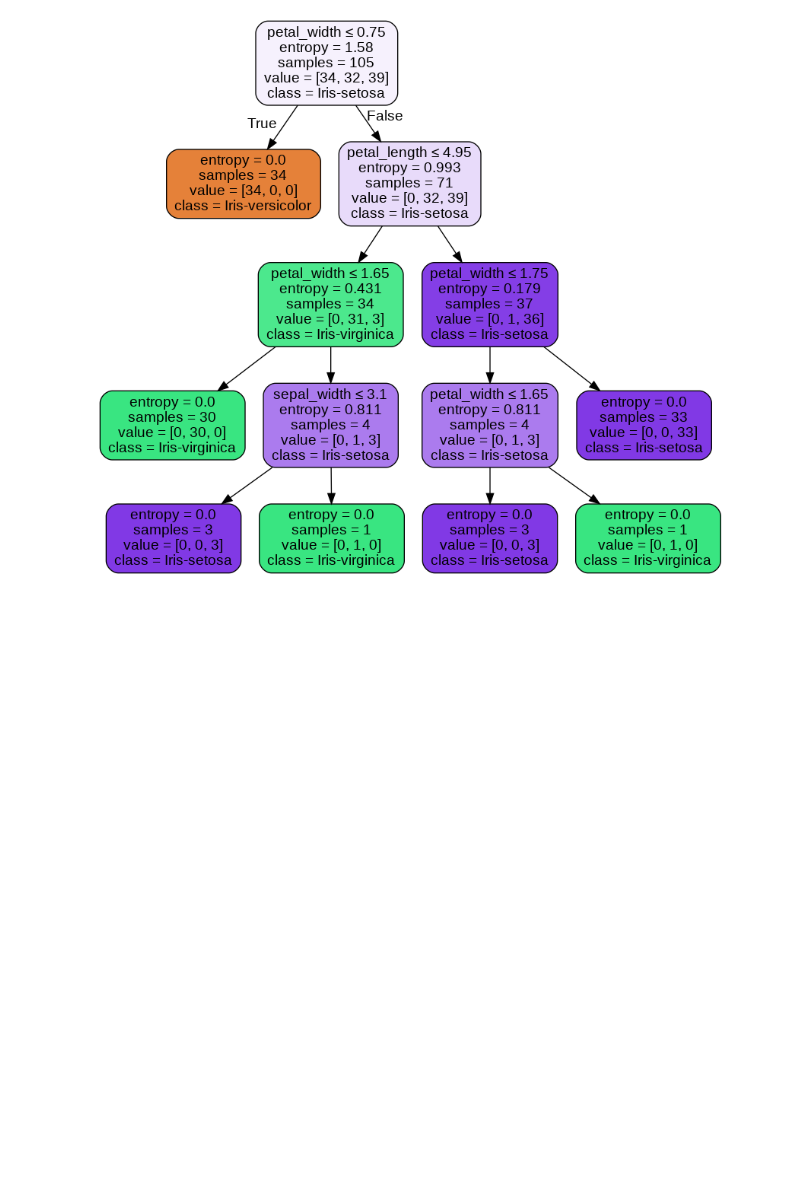
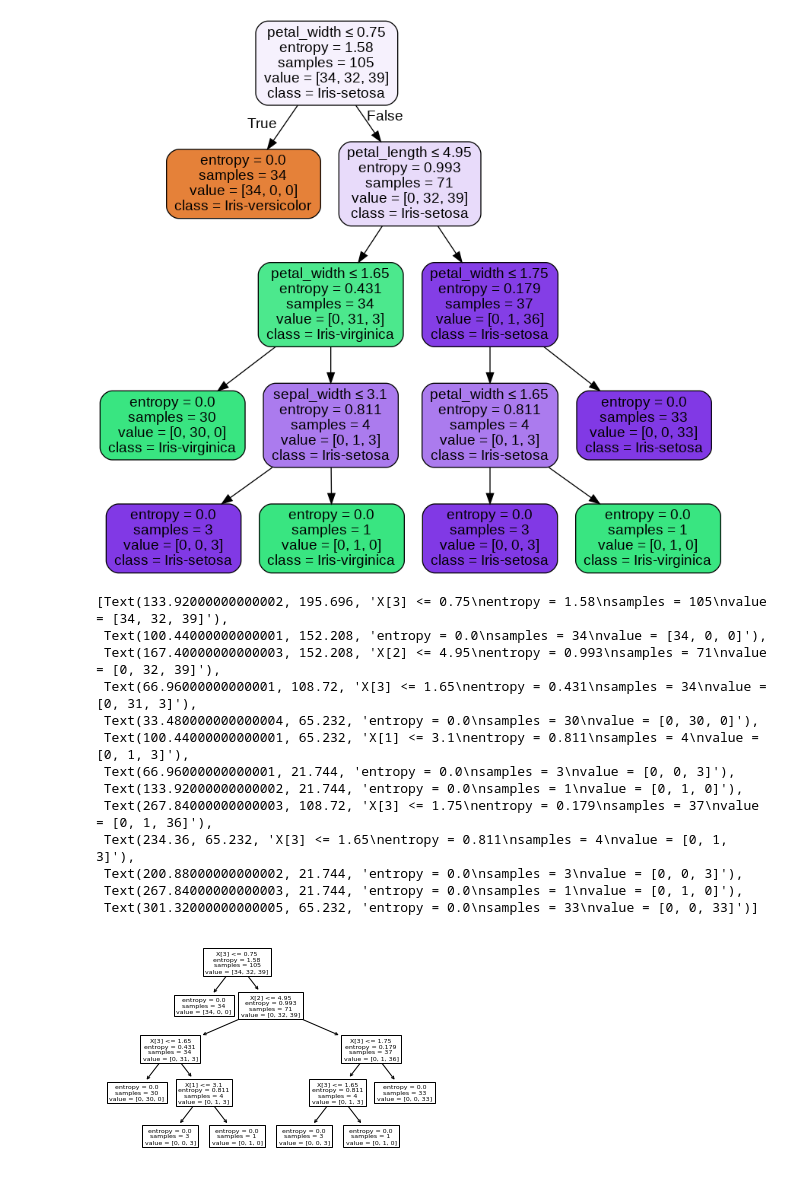
Before and after one commit to dongchanlim/CS450, a Jupyter notebook: 04_Prove_Assignment_Part2.ipynb, the cells around one changed output. Cells and saved outputs as stored; diff of their text form; code cells hidden in the pictures; blank space fills up the shorter version.

```diff
--- a/04_Prove_Assignment_Part2.ipynb
+++ b/04_Prove_Assignment_Part2.ipynb
@@ -51,9 +51,9 @@ X_train, X_test, y_train, y_test = train_test_split(X,y, test_size = 0.3, random
 from sklearn.tree import DecisionTreeClassifier
 from sklearn.metrics import accuracy_score
 
-tree = DecisionTreeClassifier(criterion = "entropy", random_state = 0)
-tree.fit(X_train, y_train)
-predicted_y = tree.predict(X_test)
+treeClassfier = DecisionTreeClassifier(criterion = "entropy", random_state = 0)
+treeClassfier.fit(X_train, y_train)
+predicted_y = treeClassfier.predict(X_test)
 
 accuracy_score(y_test, predicted_y)
 # %% [output]
@@ -81,3 +81,22 @@ graph.write_png('diabetes.png')
 Image(graph.create_png())
 # %% [output]
 [figure]
+# %%
+from sklearn import tree
+
+tree.plot_tree(treeClassfier)
+# %% [output]
+[Text(133.92000000000002, 195.696, 'X[3] <= 0.75\nentropy = 1.58\nsamples = 105\nvalue = [34, 32, 39]'),
+ Text(100.44000000000001, 152.208, 'entropy = 0.0\nsamples = 34\nvalue = [34, 0, 0]'),
+ Text(167.40000000000003, 152.208, 'X[2] <= 4.95\nentropy = 0.993\nsamples = 71\nvalue = [0, 32, 39]'),
+ Text(66.96000000000001, 108.72, 'X[3] <= 1.65\nentropy = 0.431\nsamples = 34\nvalue = [0, 31, 3]'),
+ Text(33.480000000000004, 65.232, 'entropy = 0.0\nsamples = 30\nvalue = [0, 30, 0]'),
+ Text(100.44000000000001, 65.232, 'X[1] <= 3.1\nentropy = 0.811\nsamples = 4\nvalue = [0, 1, 3]'),
+ Text(66.96000000000001, 21.744, 'entropy = 0.0\nsamples = 3\nvalue = [0, 0, 3]'),
+ Text(133.92000000000002, 21.744, 'entropy = 0.0\nsamples = 1\nvalue = [0, 1, 0]'),
+ Text(267.84000000000003, 108.72, 'X[3] <= 1.75\nentropy = 0.179\nsamples = 37\nvalue = [0, 1, 36]'),
+ Text(234.36, 65.232, 'X[3] <= 1.65\nentropy = 0.811\nsamples = 4\nvalue = [0, 1, 3]'),
+ Text(200.88000000000002, 21.744, 'entropy = 0.0\nsamples = 3\nvalue = [0, 0, 3]'),
+ Text(267.84000000000003, 21.744, 'entropy = 0.0\nsamples = 1\nvalue = [0, 1, 0]'),
+ Text(301.32000000000005, 65.232, 'entropy = 0.0\nsamples = 33\nvalue = [0, 0, 33]')]
+[figure, added]
```
Also changed, not shown: parts of 2 cells of this notebook.
